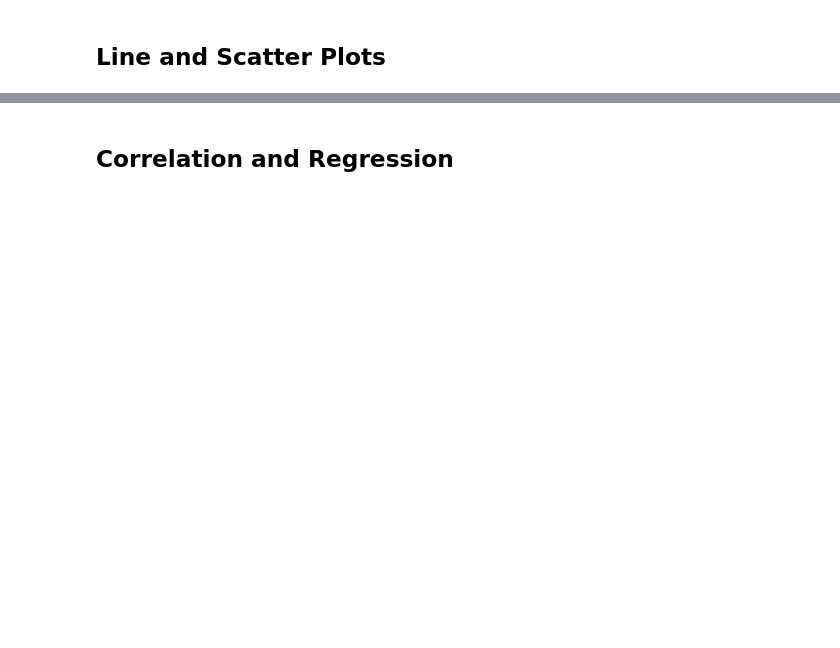
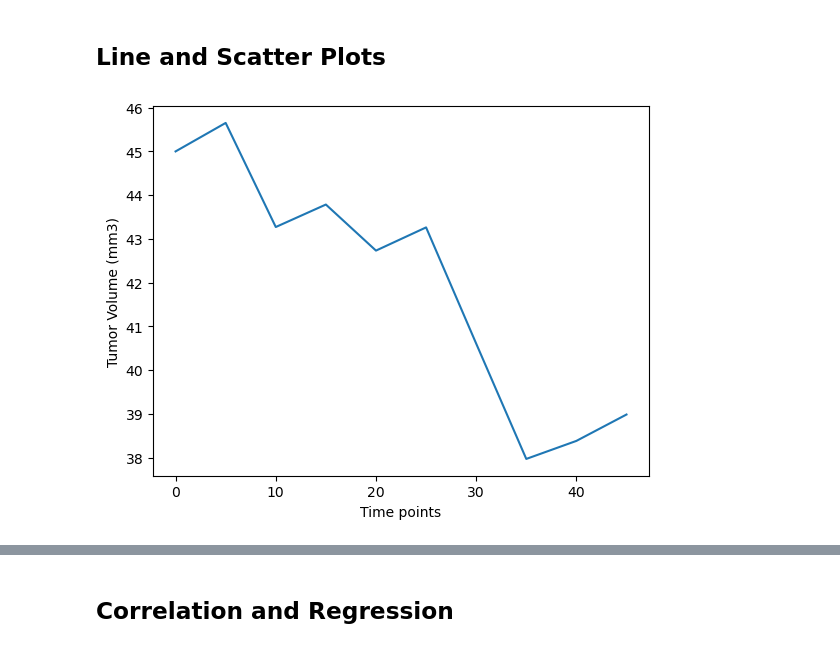
Before and after one commit to BinodGaihre/practice, a Jupyter notebook: Pymaceuticals/pymaceuticals_starter.ipynb, the cells around one changed output, grey strips where cells are left out. Saved outputs shown, nothing was run; the diff lists cells and outputs as text; code cells hidden in the pictures; blank space fills up the shorter version.

```diff
--- a/Pymaceuticals/pymaceuticals_starter.ipynb
+++ b/Pymaceuticals/pymaceuticals_starter.ipynb
@@ -196,5 +243,14 @@ plt.show()
 ## Line and Scatter Plots
 # %%
 # Generate a line plot of tumor volume vs. time point for a single mouse treated with Capomulin
+df = cleaned_df[cleaned_df['Mouse ID']=='b128']
+tumor_vol = df['Tumor Volume (mm3)']
+time_point = df['Timepoint']
+plt.plot(time_point,tumor_vol)
+plt.xlabel("Time points")
+plt.ylabel("Tumor Volume (mm3)")
+plt.show()
+# %% [output]
+[figure, added]
 # %%
 # Generate a scatter plot of mouse weight vs. the average observed tumor volume for the entire Capomulin regimen
```
Also changed, not shown: parts of 6 cells of this notebook.
